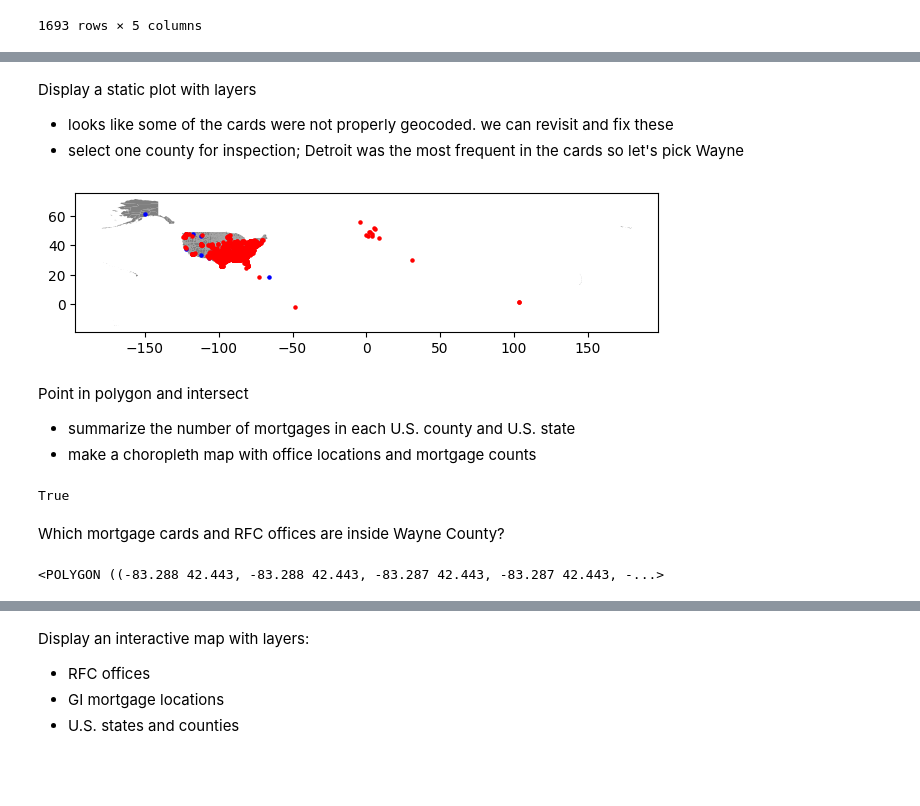
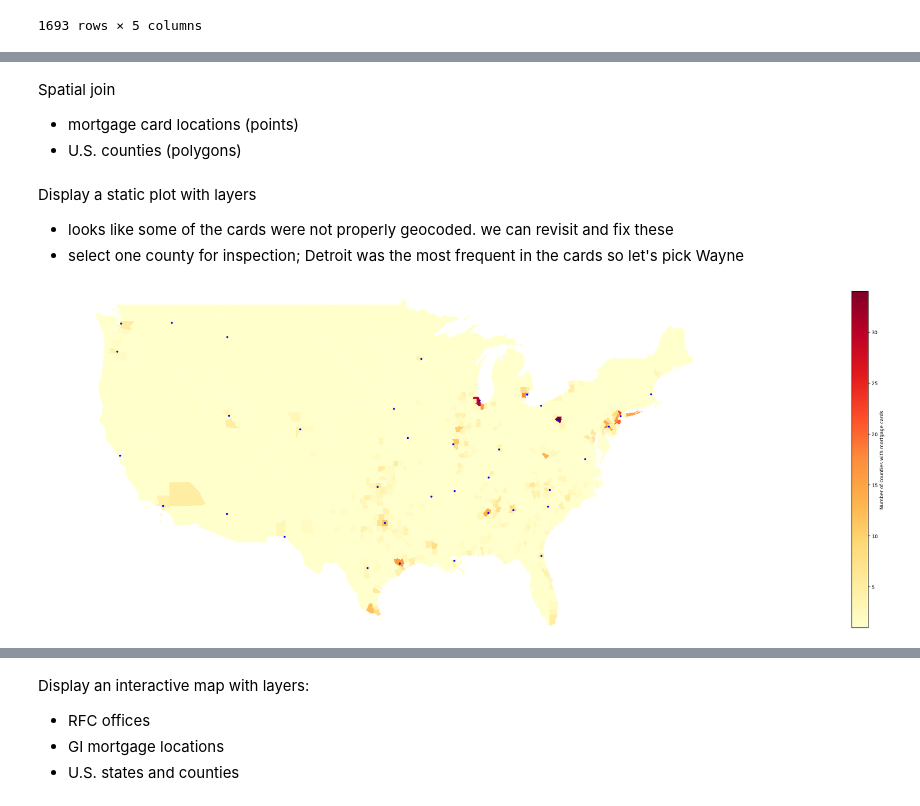
Before and after one commit to ICPSR/gi-bill, a Jupyter notebook: notebooks/map-cards.ipynb, the cells around one changed output, grey strips where cells are left out. Cells and saved outputs as stored; diff of their text form; code cells hidden in the pictures; blank space fills up the shorter version.

Commit message:
Spatial join and static map

```diff
--- a/notebooks/map-cards.ipynb
+++ b/notebooks/map-cards.ipynb
@@ -128,3 +137,21 @@ Load U.S. states and counties [geometries](https://catalog.data.gov/dataset/tige
 # %%
-fp = DIR+"/tl_2019_us_county/tl_2019_us_county.shp"
-us_data = gpd.read_file(fp)
+# RELOAD POINTS
+df_card = pd.read_csv(DIR+'/df_card_geocoded.csv')
+gdf_card = gpd.GeoDataFrame(df_card, geometry=gpd.points_from_xy(df_card.Longitude, df_card.Latitude)) # GI mortgage locations
+
+df_rfc = pd.read_csv(DIR+'/df_rfc_geocoded.csv')
+gdf_rfc = gpd.GeoDataFrame(df_rfc, geometry=gpd.points_from_xy(df_rfc.Longitude, df_rfc.Latitude)) # RFC office locations
+
+# REPROJECT POINTS
+gdf_card = gdf_card.set_crs(4269, allow_override=True)
+gdf_rfc = gdf_rfc.set_crs(4269, allow_override=True)
+
+# LOAD POLYGONS
+# fp = DIR+"/tl_2019_us_county/tl_2019_us_county.shp" # current
+fp = DIR+"/nhgis0001_shapefile/US_county_1950.shp" # historical
+counties = gpd.read_file(fp).reset_index()
+county_id_field = 'index'
+
+# REPROJECT POLYGONS
+counties = counties.to_crs(4269) # reproject from ESRI:102003 to EPSG:4269
+counties.info()
@@ -131,41 +176,35 @@ us_data = gpd.read_file(fp)
+# %% [markdown]
+Spatial join
+- mortgage card locations (points)
+- U.S. counties (polygons)
+# %%
+sjoin = gpd.sjoin(counties, gdf_card, how='left', op='intersects')
+count = sjoin.groupby(county_id_field)[county_id_field].count()
+count.name='pointcount'
+counties = pd.merge(left=counties, right=count, left_on=county_id_field, right_index=True)
 # %% [markdown]
 Display a static plot with layers
 - looks like some of the cards were not properly geocoded. we can revisit and fix these
 - select one county for inspection; Detroit was the most frequent in the cards so let's pick Wayne
 # %%
 # Create a figure with one subplot
-fig, ax = plt.subplots()
+fig, ax = plt.subplots(figsize = (50,10))
 
 # Plot polygons
-us_data.plot(ax=ax, facecolor='gray');
+# counties.plot(ax=ax, facecolor='gray');
+counties.plot(ax=ax, column = 'pointcount', cmap = 'YlOrRd', legend=True,
+              legend_kwds={'label':'Number of counties with mortgage cards'})
+counties.geometry.boundary.plot(color=None, edgecolor='k',linewidth = 0, ax=ax);
 
 # Plot points
-gdf_rfc.plot(ax=ax, color='blue', markersize=5)
-gdf_card.plot(ax=ax, color='red', markersize=5)
+gdf_rfc.plot(ax=ax, color='blue', markersize=10)
+# gdf_card.plot(ax=ax, color='red', markersize=5)
 
+ax.set_xlim([-130, -60])
+ax.set_ylim([25, 50])
+
+plt.axis('off')
 plt.tight_layout()
+plt.savefig(DIR+"/mortgages_by_county.png", bbox_inches='tight')
 # %% [output]
-[figure, old version]
+[figure, new version]
-# %% [markdown]
-Point in polygon and intersect
-- summarize the number of mortgages in each U.S. county and U.S. state
-- make a choropleth map with office locations and mortgage counts
-# %%
-speedups.enabled
-# %% [output]
-True
-# %% [markdown]
-Which mortgage cards and RFC offices are inside Wayne County?
-# %%
-wayne_county = us_data[(us_data["COUNTYFP"]=="163")&(us_data["STATEFP"]=="26")] # select Wayne County
-wayne_county_geom = wayne_county['geometry'].iloc[0] # get Wayne County geometry
-
-pip_mask_cards = gdf_card.within(wayne_county_geom) # mask
-pip_data_cards = gdf_card.loc[pip_mask_cards] # cards inside of Wayne County geometry
-
-pip_mask_offices = gdf_rfc.within(wayne_county_geom) # mask
-pip_data_offices = gdf_rfc.loc[pip_mask_offices] # offices inside of Wayne County geometry
-
-wayne_county_geom
-# %% [output]
-<POLYGON ((-83.288 42.443, -83.288 42.443, -83.287 42.443, -83.287 42.443, -...>
```
Also changed, not shown: parts of 11 cells of this notebook.
